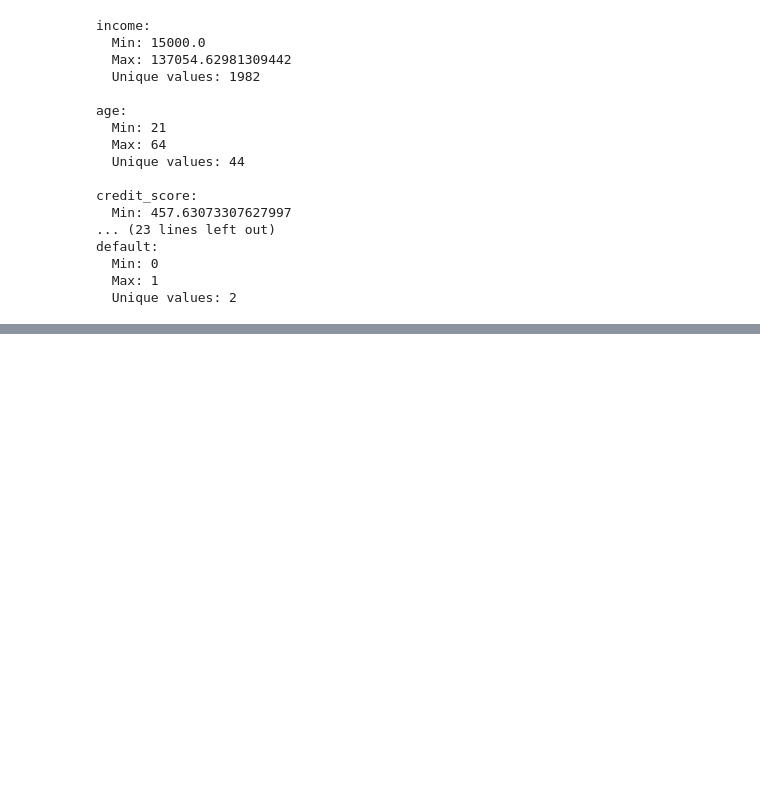
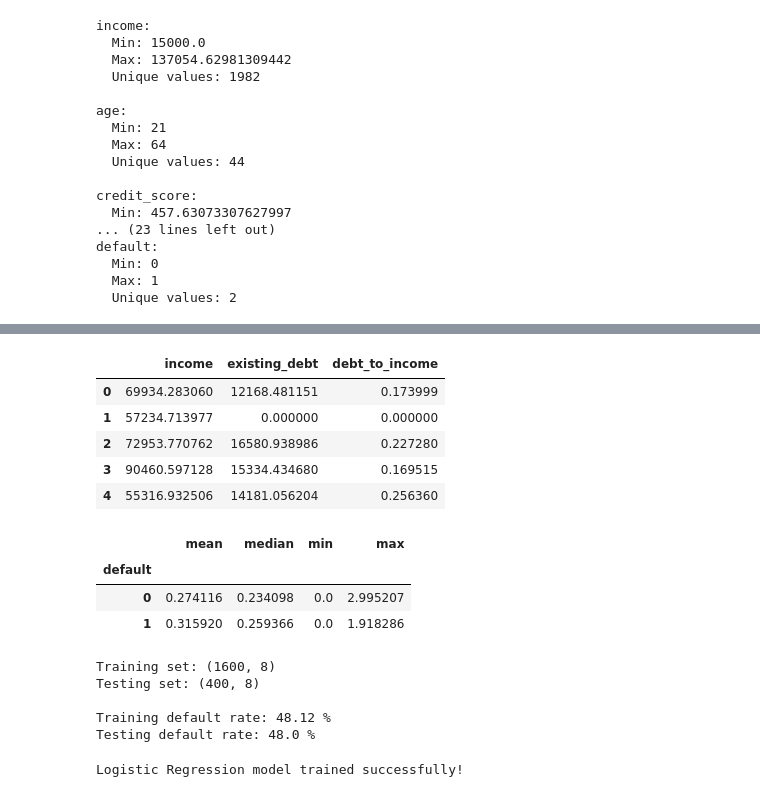
Before and after one commit to kri-pa08/Credit-Risk-Model-Development-and-Validation-, a Jupyter notebook: notebook/credit_risk_model_development.ipynb, the cells around one changed output, grey strips where cells are left out. Drawn from its saved outputs; the diff is of its cells as text; code cells hidden in the pictures; blank space fills up the shorter version.

```diff
--- a/notebook/credit_risk_model_development.ipynb
+++ b/notebook/credit_risk_model_development.ipynb
@@ -148,0 +221,53 @@ print("Default rate:", round(data["default"].mean() * 100, 2), "%")
+# %%
+# Feature Engineering: Debt-to-Income Ratio
+
+data["debt_to_income"] = data["existing_debt"] / data["income"]
+
+data[[
+    "income",
+    "existing_debt",
+    "debt_to_income"
+]].head()
+# %% [output]
+|  | income | existing_debt | debt_to_income |
+| 0 | 69934.283060 | 12168.481151 | 0.173999 |
+| 1 | 57234.713977 | 0.000000 | 0.000000 |
+| 2 | 72953.770762 | 16580.938986 | 0.227280 |
+| 3 | 90460.597128 | 15334.434680 | 0.169515 |
+| 4 | 55316.932506 | 14181.056204 | 0.256360 |
+# %%
+data.groupby("default")["debt_to_income"].agg(
+    ["mean", "median", "min", "max"]
+)
+# %% [output]
+|  | mean | median | min | max |
+| default |  |  |  |  |
+| 0 | 0.274116 | 0.234098 | 0.0 | 2.995207 |
+| 1 | 0.315920 | 0.259366 | 0.0 | 1.918286 |
+# %%
+from sklearn.model_selection import train_test_split
+
+# Features and target
+X = data.drop(columns=["default"])
+y = data["default"]
+
+# Train-test split
+X_train, X_test, y_train, y_test = train_test_split(
+    X,
+    y,
+    test_size=0.20,
+    random_state=42,
+    stratify=y
+)
+
+print("Training set:", X_train.shape)
+print("Testing set:", X_test.shape)
+
+print("\nTraining default rate:", round(y_train.mean() * 100, 2), "%")
+print("Testing default rate:", round(y_test.mean() * 100, 2), "%")
+# %% [output]
+Training set: (1600, 8)
+Testing set: (400, 8)
+
+Training default rate: 48.12 %
+Testing default rate: 48.0 %
@@ -148,0 +286,8 @@ print("Default rate:", round(data["default"].mean() * 100, 2), "%")
+# %%
+# Train the credit-risk classification model
+
+model_pipeline.fit(X_train, y_train)
+
+print("Logistic Regression model trained successfully!")
+# %% [output]
+Logistic Regression model trained successfully!
```
Also changed, not shown: parts of 8 cells of this notebook.
